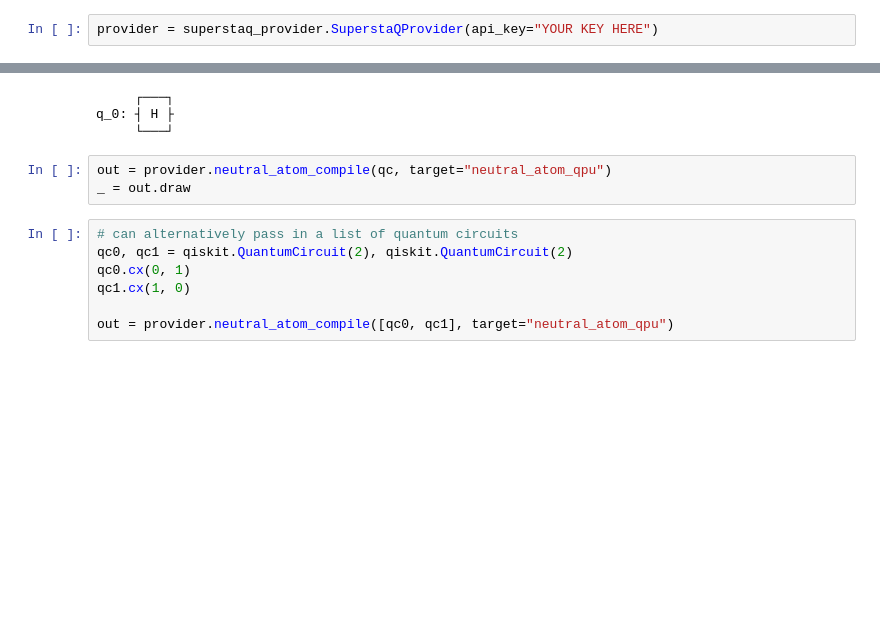
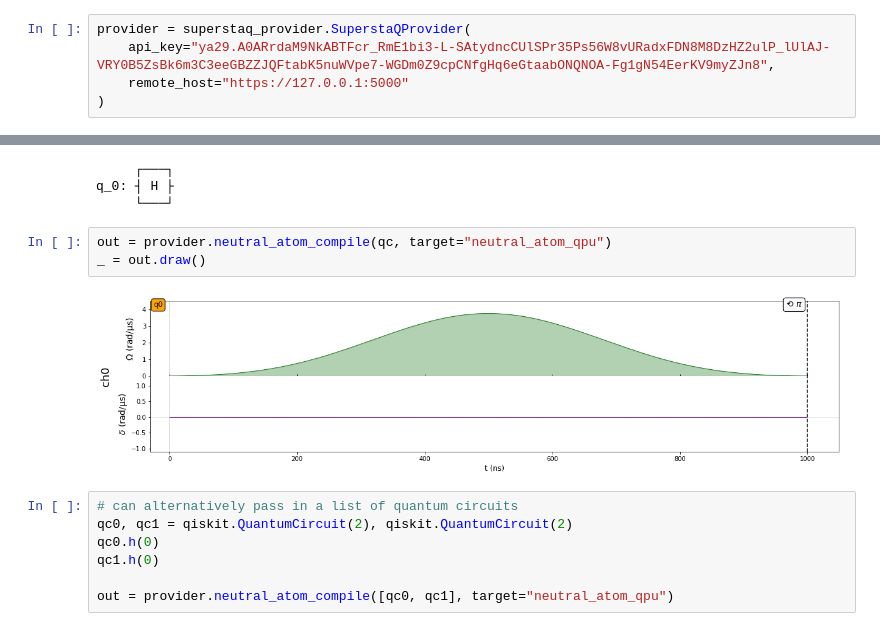
Before and after one commit to SupertechLabs/qiskit-superstaq, a Jupyter notebook: examples/neutral_atom_compile.ipynb, the cells around one changed output, grey strips where cells are left out. Cells and saved outputs as stored; diff of their text form; blank space fills up the shorter version.

```diff
--- a/examples/neutral_atom_compile.ipynb
+++ b/examples/neutral_atom_compile.ipynb
@@ -2,7 +3,10 @@
 import qiskit
 from qiskit_superstaq import superstaq_provider
 # %%
-provider = superstaq_provider.SuperstaQProvider(api_key="YOUR KEY HERE")
+provider = superstaq_provider.SuperstaQProvider(
+    api_key="ya29.A0ARrdaM9NkABTFcr_RmE1bi3-L-SAtydncCUlSPr35Ps56W8vURadxFDN8M8DzHZ2ulP_lUlAJ-VRY0B5ZsBk6m3C3eeGBZZJQFtabK5nuWVpe7-WGDm0Z9cpCNfgHq6eGtaabONQNOA-Fg1gN54EerKV9myZJn8",
+    remote_host="https://127.0.0.1:5000"
+)
 # %%
 qc = qiskit.QuantumCircuit(1)
 qc.h(0)
@@ -13,12 +17,14 @@ q_0: ┤ H ├
      └───┘
 # %%
 out = provider.neutral_atom_compile(qc, target="neutral_atom_qpu")
-_ = out.draw
+_ = out.draw()
+# %% [output]
+[figure, added]
 # %%
 # can alternatively pass in a list of quantum circuits
 qc0, qc1 = qiskit.QuantumCircuit(2), qiskit.QuantumCircuit(2)
-qc0.cx(0, 1)
-qc1.cx(1, 0)
+qc0.h(0)
+qc1.h(0)
 
 out = provider.neutral_atom_compile([qc0, qc1], target="neutral_atom_qpu")
 # %%
```
Also changed, not shown: parts of 3 cells of this notebook, 1 other file.
